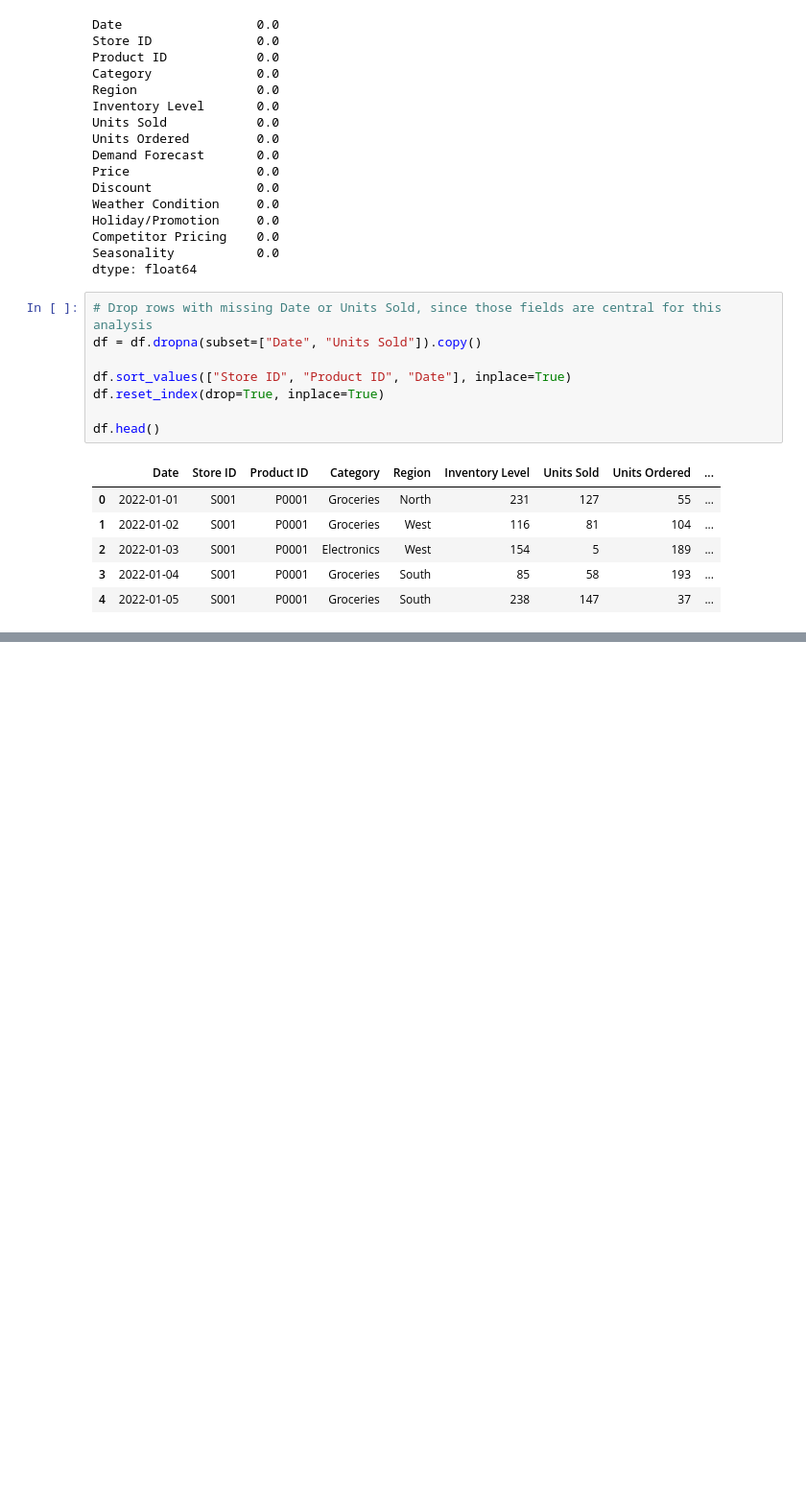
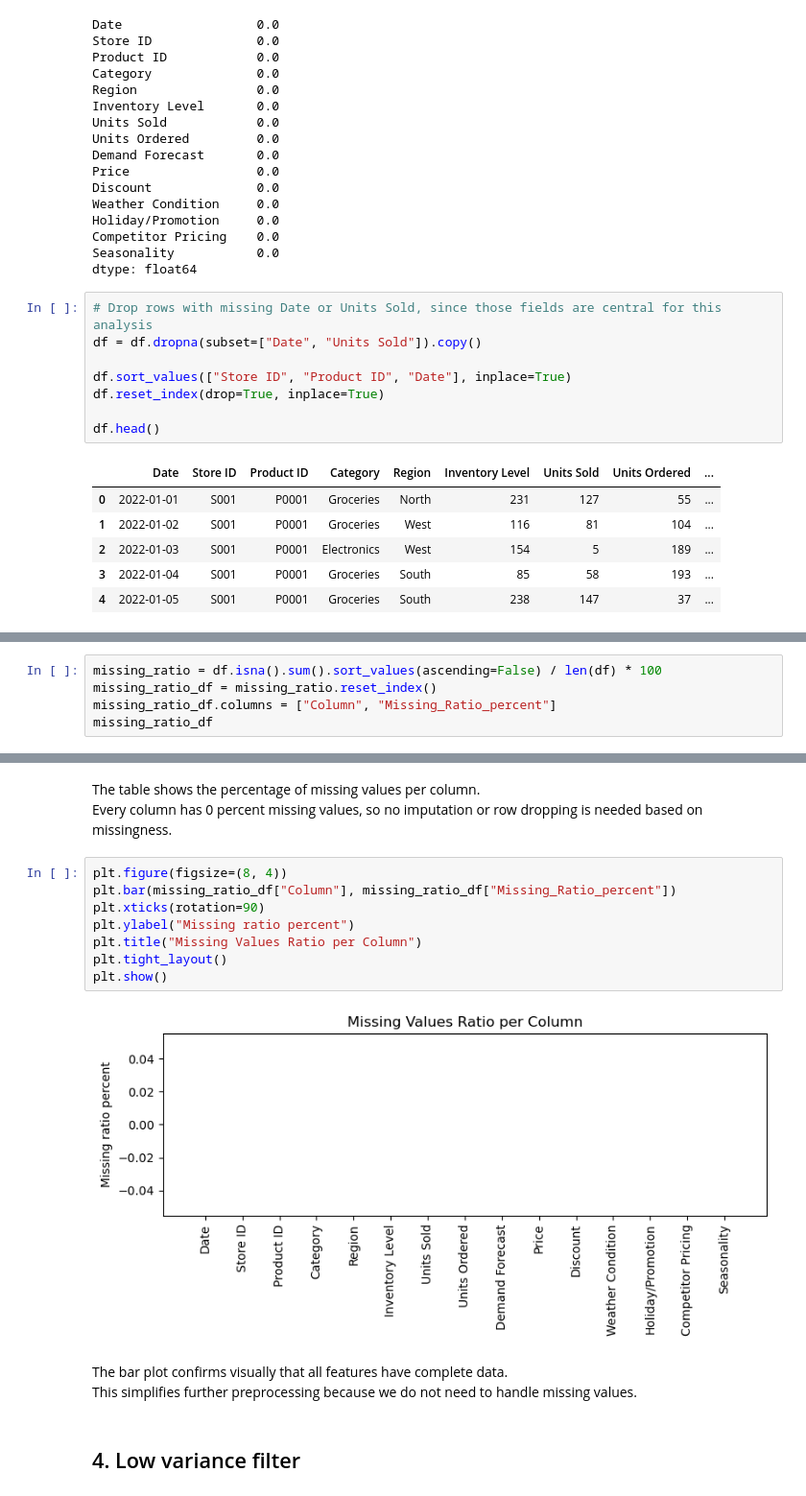
Before and after one commit to JihoJun2882/Problem-Analysis-Workshop-4, a Jupyter notebook: DimensionalityReduction_Workshop.ipynb, the cells around one changed output, grey strips where cells are left out. Shown at 96% size. Cells and saved outputs as stored; diff of their text form; blank space fills up the shorter version.

Commit message:
Missing Values Ratio, Low Variance Filter, High Correlation Filter

```diff
--- a/DimensionalityReduction_Workshop.ipynb
+++ b/DimensionalityReduction_Workshop.ipynb
@@ -144,0 +147,5 @@ df.head()
+# %%
+missing_ratio = df.isna().sum().sort_values(ascending=False) / len(df) * 100
+missing_ratio_df = missing_ratio.reset_index()
+missing_ratio_df.columns = ["Column", "Missing_Ratio_percent"]
+missing_ratio_df
@@ -144,0 +169,18 @@ df.head()
+# %% [markdown]
+The table shows the percentage of missing values per column.
+Every column has 0 percent missing values, so no imputation or row dropping is needed based on missingness.
+# %%
+plt.figure(figsize=(8, 4))
+plt.bar(missing_ratio_df["Column"], missing_ratio_df["Missing_Ratio_percent"])
+plt.xticks(rotation=90)
+plt.ylabel("Missing ratio percent")
+plt.title("Missing Values Ratio per Column")
+plt.tight_layout()
+plt.show()
+# %% [output]
+[figure, added]
+# %% [markdown]
+The bar plot confirms visually that all features have complete data.
+This simplifies further preprocessing because we do not need to handle missing values.
+# %% [markdown]
+## 4. Low variance filter
```
Also changed, not shown: parts of 21 cells of this notebook, 1 other file.
